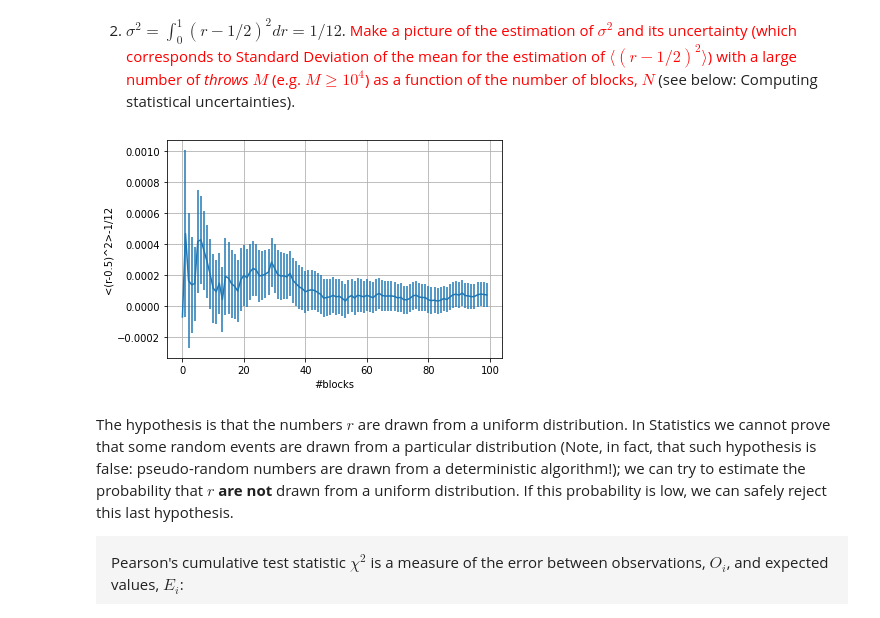
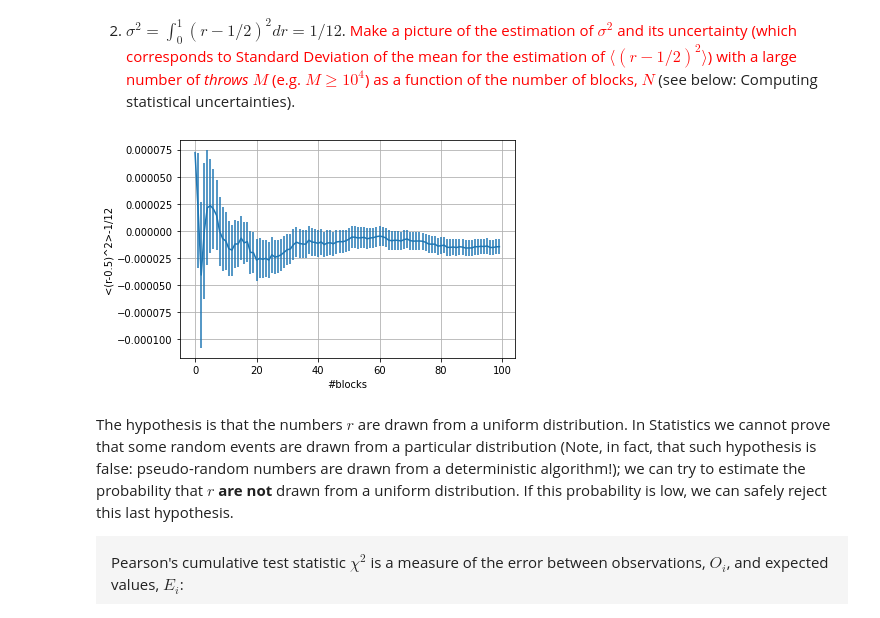
Before and after one commit to mattbona/numerical-simulation-laboratory, a Jupyter notebook: NSL-01/notebook/LSN_Exercises_01.ipynb, the cells around one changed output. Drawn from its saved outputs; the diff is of its cells as text; code cells hidden in the pictures.

```diff
--- a/NSL-01/jupyter/LSN_Exercises_01.ipynb
+++ b/NSL-01/notebook/LSN_Exercises_01.ipynb
@@ -29,17 +29,17 @@ plt.show()
 # %% [markdown]
 2. $\sigma^2 = \int_0^1 (r-1/2)^2 dr = 1/12$. <font color="red">Make a picture of the estimation of $\sigma^2$ and its uncertainty (which corresponds to Standard Deviation of the mean for the estimation of $\langle (r-1/2)^2 \rangle$) with a large number of *throws* $M$ (e.g. $M\ge 10^4$) as a function of the number of blocks, $N$</font> (see below: Computing statistical uncertainties).
 # %%
-prog_average = np.loadtxt("../data/EX011(2).dat", usecols=0)
-prog_error = np.loadtxt("../data/EX011(2).dat", usecols=1)
+prog_average = np.loadtxt("../results/EX011(2).dat", usecols=0)
+prog_error = np.loadtxt("../results/EX011(2).dat", usecols=1)
 x=np.arange(0,100) # Number of throws = block * (Number of throws in each block)
 
 plt.errorbar(x, prog_average - 1/12, yerr=prog_error)
 plt.xlabel('#blocks')
 plt.ylabel('<(r-0.5)^2>-1/12')
 plt.grid(True)
 plt.show()
 # %% [output]
-[figure, old version]
+[figure, new version]
 # %% [markdown]
 The hypothesis is that the numbers $r$ are drawn from a uniform distribution. In Statistics we cannot prove that some random events are drawn from a particular distribution (Note, in fact, that such hypothesis is false: pseudo-random numbers are drawn from a deterministic algorithm!); we can try to estimate the probability that $r$ **are not** drawn from a uniform distribution. If this probability is low, we can safely reject this last hypothesis.
 <p style="border:2px; border-style:solid; border-color:#F5F5F5; padding: 1em; background-color:#F5F5F5">
```
Also changed, not shown: parts of 2 cells of this notebook, 11 other files.
